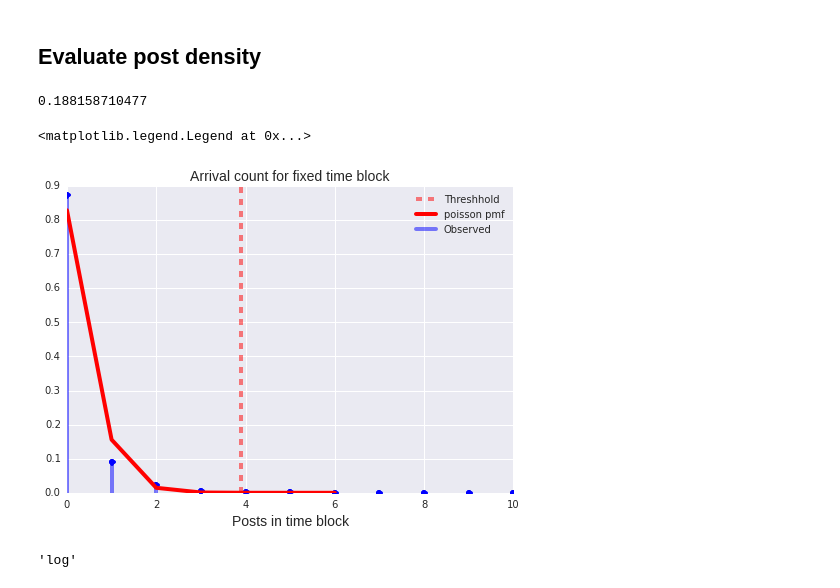
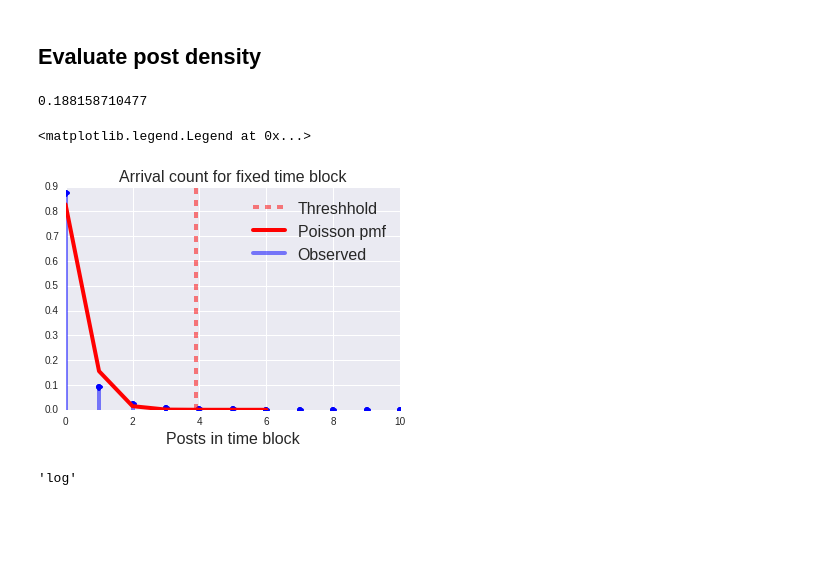
Before and after one commit to mdnip/InsightProject, a Jupyter notebook: San Francisco.ipynb, the cells around one changed output. Drawn from its saved outputs; the diff is of its cells as text; code cells hidden in the pictures; blank space fills up the shorter version.

```diff
--- a/San Francisco.ipynb
+++ b/San Francisco.ipynb
@@ -511,40 +505,40 @@ def plot_arrival_hist(time_bin):
 
     fig, ax = plt.subplots()
     ax.plot(range(0,len(emp_dist)), emp_dist, 'bo')
     ax.vlines(range(0,len(emp_dist)), 0, emp_dist, 'b', lw=4, alpha=0.5,label='Observed')
 
     ax.plot([3.9,3.9],[0,.9], 'r--',lw = 4, alpha = 0.5, label = 'Threshhold')
 
     x = np.arange(poisson.ppf(0.01, mu),
                   poisson.ppf(0.999999999, mu))
-    ax.plot(x, poisson.pmf(x, mu), 'r-', ms=8, lw = 4, label='poisson pmf')
+    ax.plot(x, poisson.pmf(x, mu), 'r-', ms=8, lw = 4, label='Poisson pmf')
     plt.yscale('linear')
     #ax.vlines(x, 0, poisson.pmf(x, mu), colors='r', lw=5, alpha=0.5)
 
     #plot(range(1,len(emp_dist)+1),emp_dist, 'b-')
 
 
 #plot_arrival_hist(0)
 #plot_arrival_hist(1)
 #plot_arrival_hist(2)
 #plot_arrival_hist(3)
 #plot_arrival_hist(4)
 plot_arrival_hist(5)
 #num_posts = posts_per_time_period.sum()
 
-plt.xlabel('Posts in time block', fontsize = 14)
-plt.ylabel('', fontsize = 14)
-plt.title('Arrival count for fixed time block', fontsize = 14)
-plt.legend()
-#ax.xtick(range(0,1,.1), fontsize = 14))
+plt.xlabel('Posts in time block', fontsize = 16)
+plt.ylabel('', fontsize = 16)
+plt.title('Arrival count for fixed time block', fontsize = 16)
+plt.legend(fontsize = 16)
+#ax.xtick(range(0,10,2),fontsize = 18)
 
 #(posts_per_time_period/num_posts).plot(kind = 'bar')
 
 #temp_bin_no_spatial_outliers['num_posts_per_time_slot'].mean()
 # %% [output]
 0.188158710477
 <matplotlib.legend.Legend at 0x...>
-[figure, old version]
+[figure, new version]
 # %%
 plt.yscale
 # %% [output]
```
Also changed, not shown: parts of 6 cells of this notebook, 9 other files.
